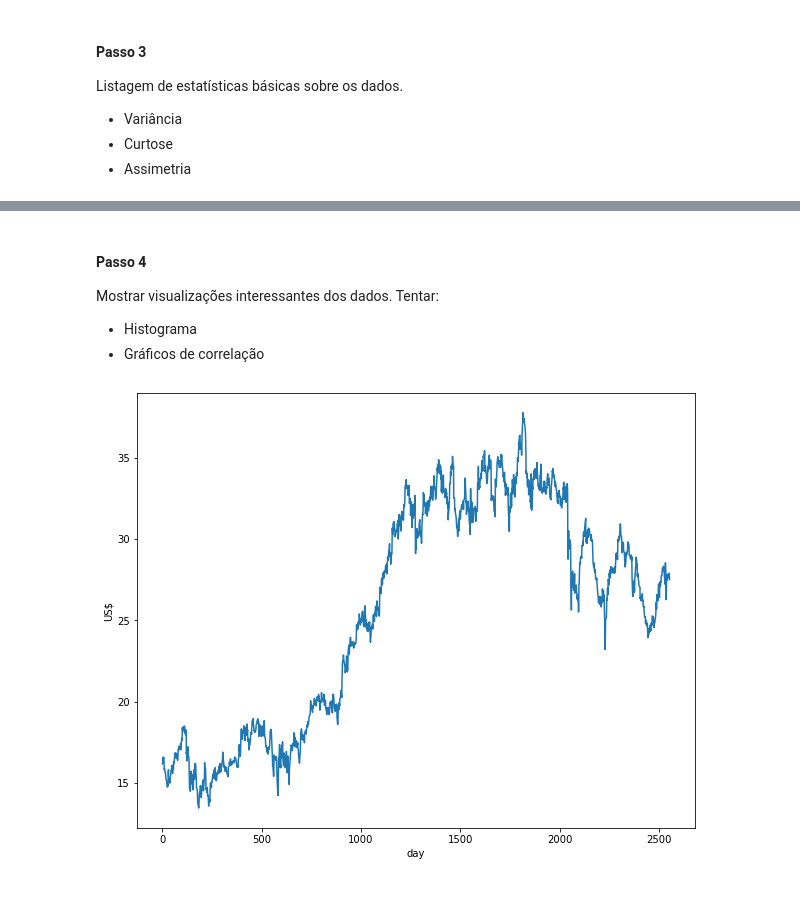
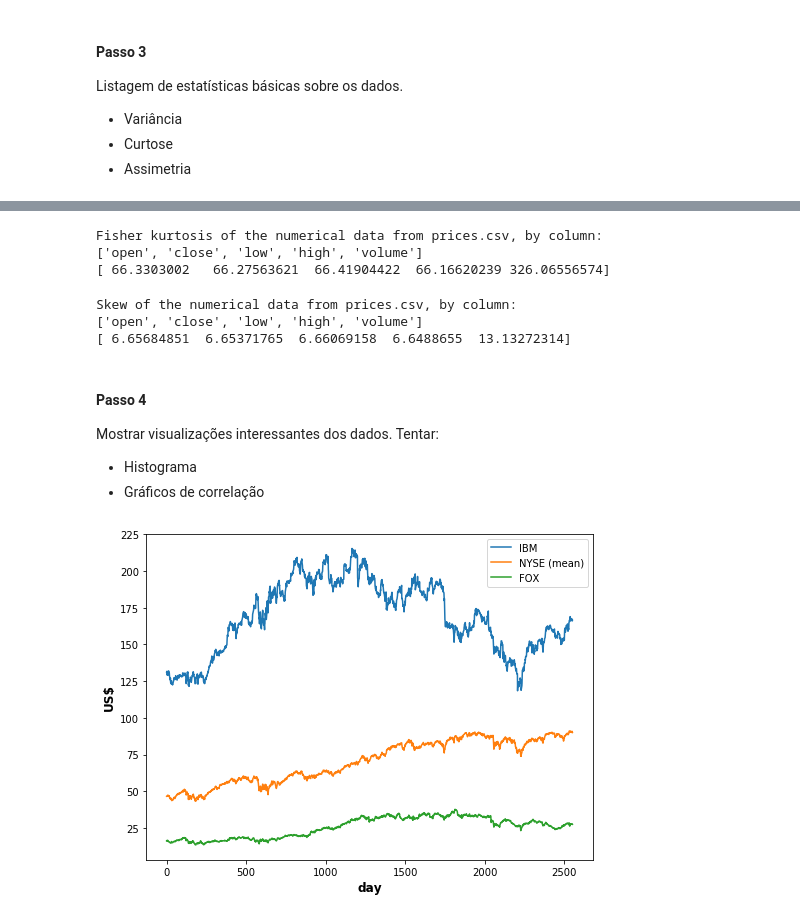
Before and after one commit to Yowgf/MD-TP4, a Jupyter notebook: loading.ipynb, the cells around one changed output, grey strips where cells are left out. Cells and saved outputs as stored; diff of their text form; code cells hidden in the pictures.

Commit message:
Phase 1 complete
Added source code
Added documentation
Added data visualization pictures

```diff
--- a/loading.ipynb
+++ b/loading.ipynb
@@ -4,40 +4,3 @@
 #### Passo 1
 
 Aqui somente carregamos os dados para dataframes pandas
-# %%
-# Import all the data from the file "data/"
-from pandas import read_csv
-
-data_dir = None
-dataset_names = None
-
-def load_csv(file, data_dir="data"):
-    return read_csv(data_dir + "/" + file)
-
-def load_all(dfNamesList):
-    global data_dir, dataset_names
-    data_dir = "data"
-
-    fundamentals = load_csv("fundamentals.csv")
-    prices = load_csv("prices.csv")
-    prices_split_adjusted = load_csv("prices-split-adjusted.csv")
-    securities = load_csv("securities.csv")
-
-    nameToDf = {"fundamentals": fundamentals,
-               "prices": prices,
-               "prices_split_adjusted": prices_split_adjusted,
-               "securities": securities}
-
-    if dfNamesList == []:
-        raise AttributeError("Empty names list.")
-
-    dataset_names = dfNamesList
-    if len(dfNamesList) == 1:
-        return nameToDf[dfNamesList[0]]
-    else:
-        return [nameToDf[name] for name in dfNamesList]
-
-pricesDf = load_all(["prices"]) # Only deal with prices for now
-
-# Define this list so to be used later if needed
-dfList = [pricesDf]
@@ -147,3 +60,17 @@ Assimetria por coluna:
+# %%
+# Curtose
+showKurtosis(pricesDf)
+# %% [output]
+Fisher kurtosis of the numerical data from prices.csv, by column:
+['open', 'close', 'low', 'high', 'volume']
+[ 66.3303002   66.27563621  66.41904422  66.16620239 326.06556574]
+# %%
+# Assimetria
+showSkew(pricesDf)
+# %% [output]
+Skew of the numerical data from prices.csv, by column:
+['open', 'close', 'low', 'high', 'volume']
+[ 6.65684851  6.65371765  6.66069158  6.6488655  13.13272314]
 # %% [markdown]
 #### Passo 4
 
@@ -151,24 +78,7 @@ Mostrar visualizações interessantes dos dados. Tentar:
 
 - Histograma
 - Gráficos de correlação
-# %%
-from matplotlib import pyplot as plt
-
-# Plot data for FOX company
-
-foxData = pricesDf[pricesDf["symbol"] == 'FOX']
-
-foxTimes = foxData["date"]
-foxPrices = foxData["open"]
-
-plt.figure(1, figsize=(10, 8))
-plt.plot(foxTimes, foxPrices)
-plt.ylabel("US$")
-plt.xlabel("day")
-plt.show()
-
-# Need to extend this idea, to include all of the companies.
-# Also, maybe it would be nice to use some technique to integrate
-# features like open/close into one.
-# %% [output]
-[figure, removed]
+# %%
+plotOpenPriceSeries(pricesDf)
+# %% [output]
+[figure, added]
```
Also changed, not shown: parts of 12 cells of this notebook, 11 other files.
